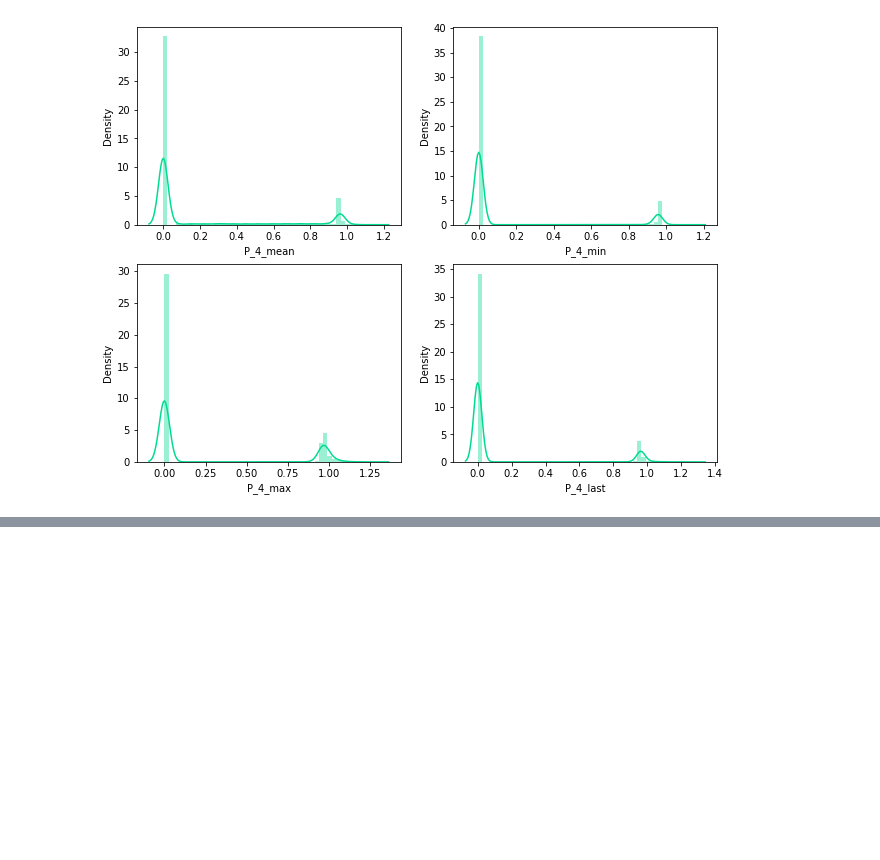
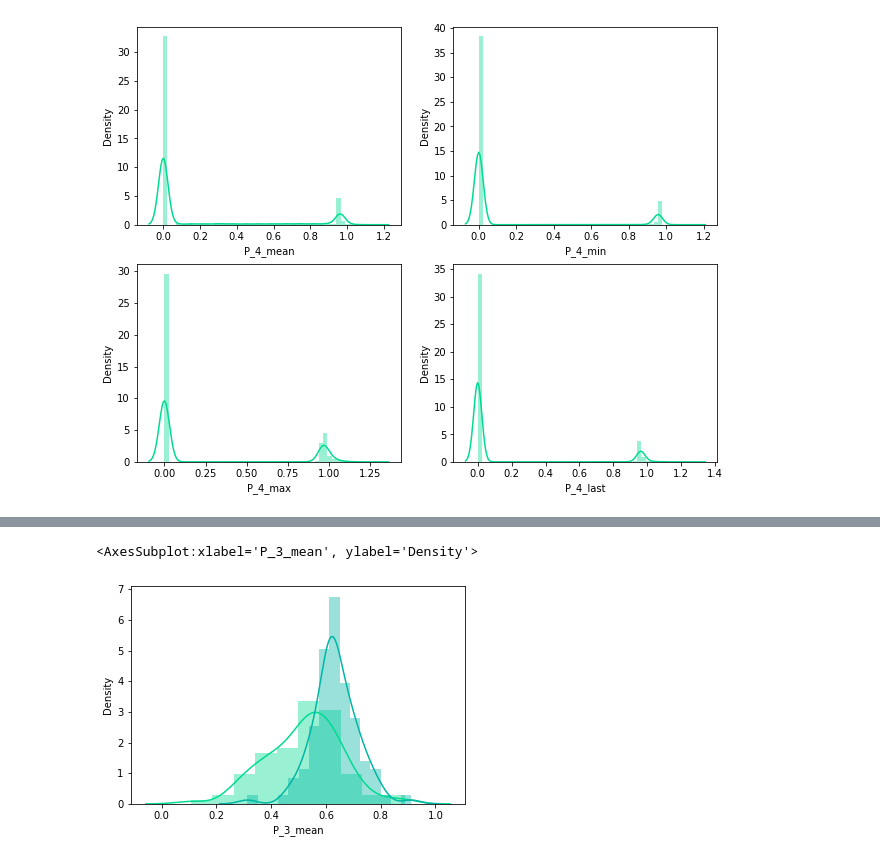
Before and after one commit to meltyyyyy/kaggle-amex, a Jupyter notebook: Notebooks/EDAs/Payment/Payment001.ipynb, the cells around one changed output, grey strips where cells are left out. Drawn from its saved outputs; the diff is of its cells as text; code cells hidden in the pictures; blank space fills up the shorter version.

```diff
--- a/Notebooks/EDAs/Payment/Payment001.ipynb
+++ b/Notebooks/EDAs/Payment/Payment001.ipynb
@@ -278,0 +308,6 @@ sns.distplot(train_agg['P_4_last'], ax=ax2[1])
+# %%
+sns.distplot(pos_samples['P_3_mean'])
+sns.distplot(neg_samples['P_3_mean'])
+# %% [output]
+<AxesSubplot:xlabel='P_3_mean', ylabel='Density'>
+[figure, added]
```
Also changed, not shown: parts of 12 cells of this notebook.
